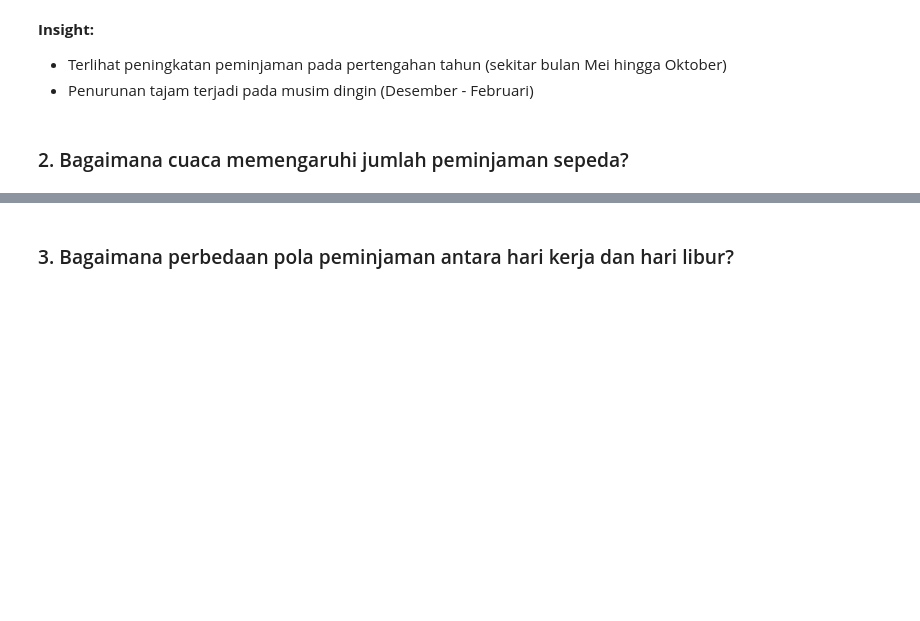
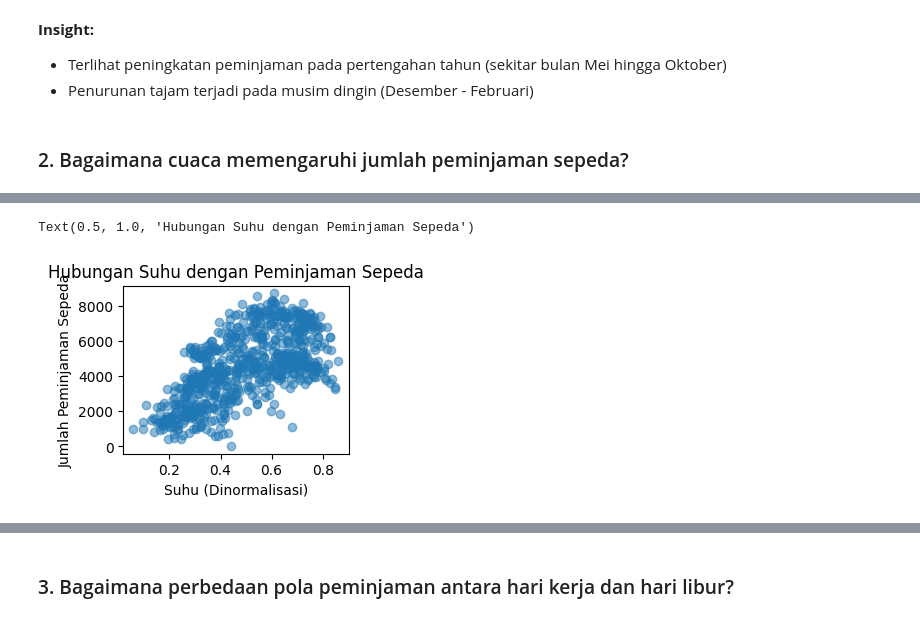
Before and after one commit to wisnufrmdhn/Project-Laskar-AI, a Jupyter notebook: notebook.ipynb, the cells around one changed output, grey strips where cells are left out. Drawn from its saved outputs; the diff is of its cells as text; code cells hidden in the pictures; blank space fills up the shorter version.

```diff
--- a/notebook.ipynb
+++ b/notebook.ipynb
@@ -461,0 +432,10 @@ print(df['weathersit'].unique())
+# %%
+#Scatter plot antara suhu dan jumlah peminjaman
+plt.subplot(2,2,2)
+plt.scatter(df['temp'], df['cnt'], alpha=0.5)
+plt.xlabel('Suhu (Dinormalisasi)')
+plt.ylabel('Jumlah Peminjaman Sepeda')
+plt.title('Hubungan Suhu dengan Peminjaman Sepeda')
+# %% [output]
+Text(0.5, 1.0, 'Hubungan Suhu dengan Peminjaman Sepeda')
+[figure, added]
```
Also changed, not shown: parts of 8 cells of this notebook, 1 other file.
